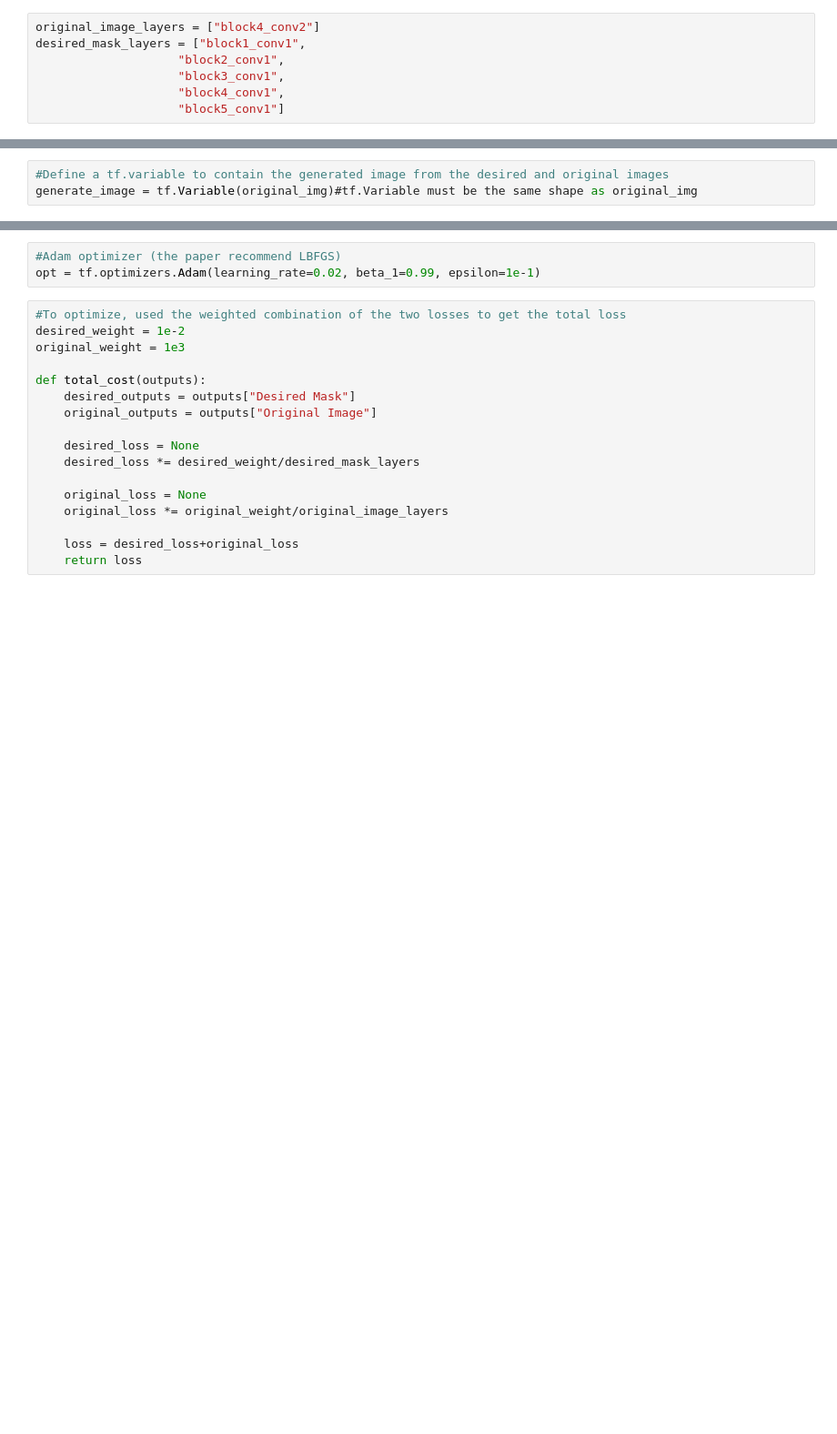
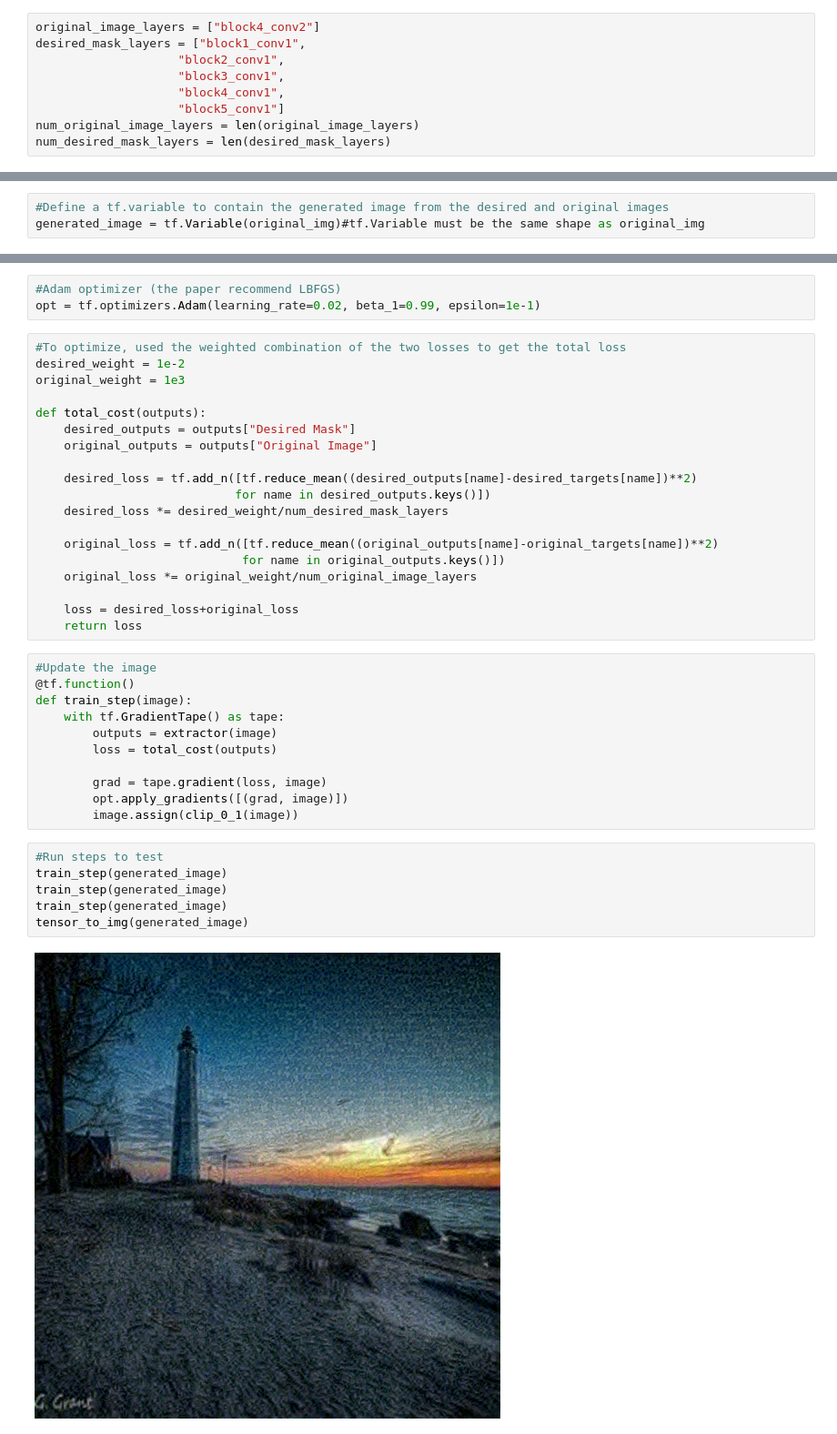
Before and after one commit to MarkJasonE/Art-Neural-Transfrer, a Jupyter notebook: Art Neural Transfer.ipynb, the cells around one changed output, grey strips where cells are left out. Shown at 91% size. Saved outputs shown, nothing was run; the diff lists cells and outputs as text; blank space fills up the shorter version.

Commit message:
Added gradient tape to generate an combo image. Imported PIL the correct way and fixed associated bugs

```diff
--- a/Art Neural Transfer.ipynb
+++ b/Art Neural Transfer.ipynb
@@ -104,6 +114,8 @@ desired_mask_layers = ["block1_conv1",
                     "block3_conv1",
                     "block4_conv1",
                     "block5_conv1"]
+num_original_image_layers = len(original_image_layers)
+num_desired_mask_layers = len(desired_mask_layers)
 # %% [markdown]
 # Build model
 # %%
@@ -247,7 +259,7 @@ desired_targets = extractor(desired_mask_img)["Desired Mask"]
 original_targets = extractor(original_img)["Original Image"]
 # %%
 #Define a tf.variable to contain the generated image from the desired and original images
-generate_image = tf.Variable(original_img)#tf.Variable must be the same shape as original_img
+generated_image = tf.Variable(original_img)#tf.Variable must be the same shape as original_img
 # %%
 #This is a floated image. So we need to keep the pixel values between 0 to 1
 def clip_0_1(image):
@@ -264,11 +276,32 @@ def total_cost(outputs):
     desired_outputs = outputs["Desired Mask"]
     original_outputs = outputs["Original Image"]
 
-    desired_loss = None
-    desired_loss *= desired_weight/desired_mask_layers
+    desired_loss = tf.add_n([tf.reduce_mean((desired_outputs[name]-desired_targets[name])**2)
+                            for name in desired_outputs.keys()])
+    desired_loss *= desired_weight/num_desired_mask_layers
 
-    original_loss = None
-    original_loss *= original_weight/original_image_layers
+    original_loss = tf.add_n([tf.reduce_mean((original_outputs[name]-original_targets[name])**2)
+                             for name in original_outputs.keys()])
+    original_loss *= original_weight/num_original_image_layers
 
     loss = desired_loss+original_loss
     return loss
+# %%
+#Update the image
+@tf.function()
+def train_step(image):
+    with tf.GradientTape() as tape:
+        outputs = extractor(image)
+        loss = total_cost(outputs)
+
+        grad = tape.gradient(loss, image)
+        opt.apply_gradients([(grad, image)])
+        image.assign(clip_0_1(image))
+# %%
+#Run steps to test
+train_step(generated_image)
+train_step(generated_image)
+train_step(generated_image)
+tensor_to_img(generated_image)
+# %% [output]
+[figure, added]
```
Also changed, not shown: parts of 5 cells of this notebook.
